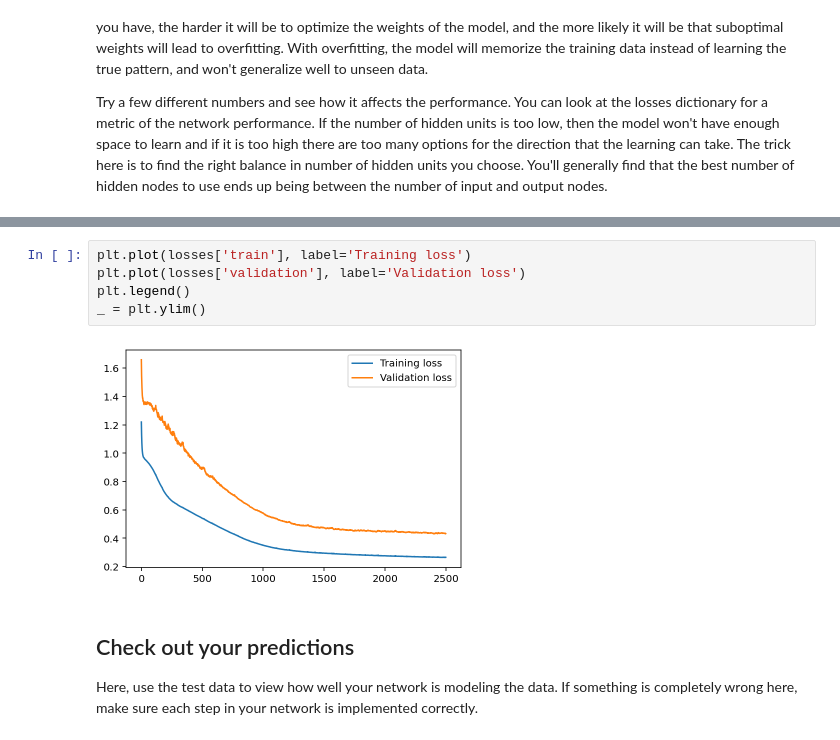
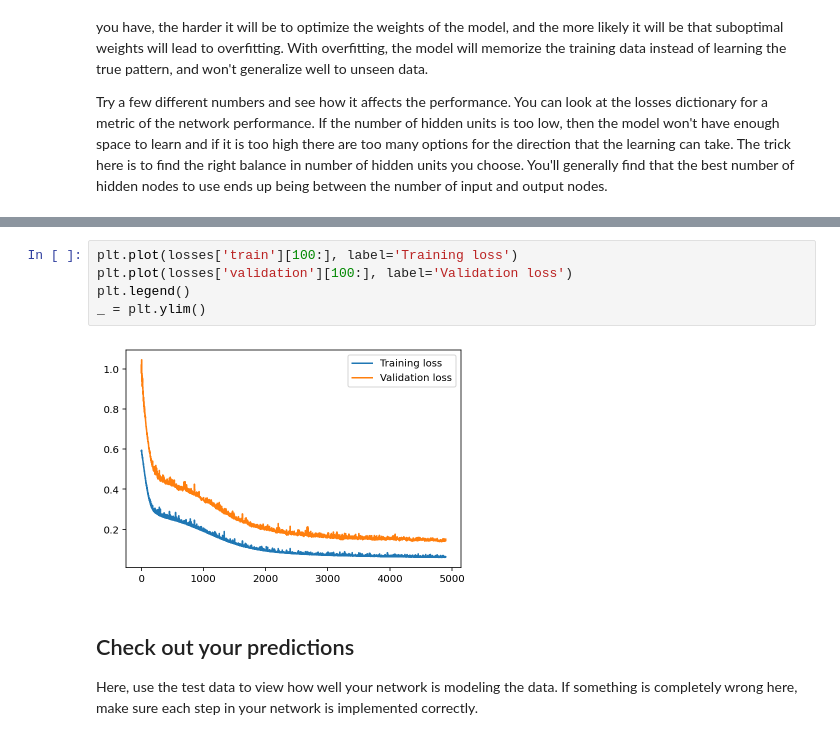
Before and after one commit to allaydesai/Predict-Daily-Bike-Rental, a Jupyter notebook: Predicting_bike_sharing_data.ipynb, the cells around one changed output, grey strips where cells are left out. Saved outputs shown, nothing was run; the diff lists cells and outputs as text.

Commit message:
Updated model hyperparameters and retrained Added images

```diff
--- a/Predicting_bike_sharing_data.ipynb
+++ b/Predicting_bike_sharing_data.ipynb
@@ -292,10 +292,10 @@ Progress: 100.0% ... Training loss: 0.265 ... Validation loss: 0.432
 # %%
-plt.plot(losses['train'], label='Training loss')
-plt.plot(losses['validation'], label='Validation loss')
+plt.plot(losses['train'][100:], label='Training loss')
+plt.plot(losses['validation'][100:], label='Validation loss')
 plt.legend()
 _ = plt.ylim()
 # %% [output]
-[figure, old version]
+[figure, new version]
 # %% [markdown]
 ## Check out your predictions
 
```
Also changed, not shown: parts of 3 cells of this notebook, 5 other files.
